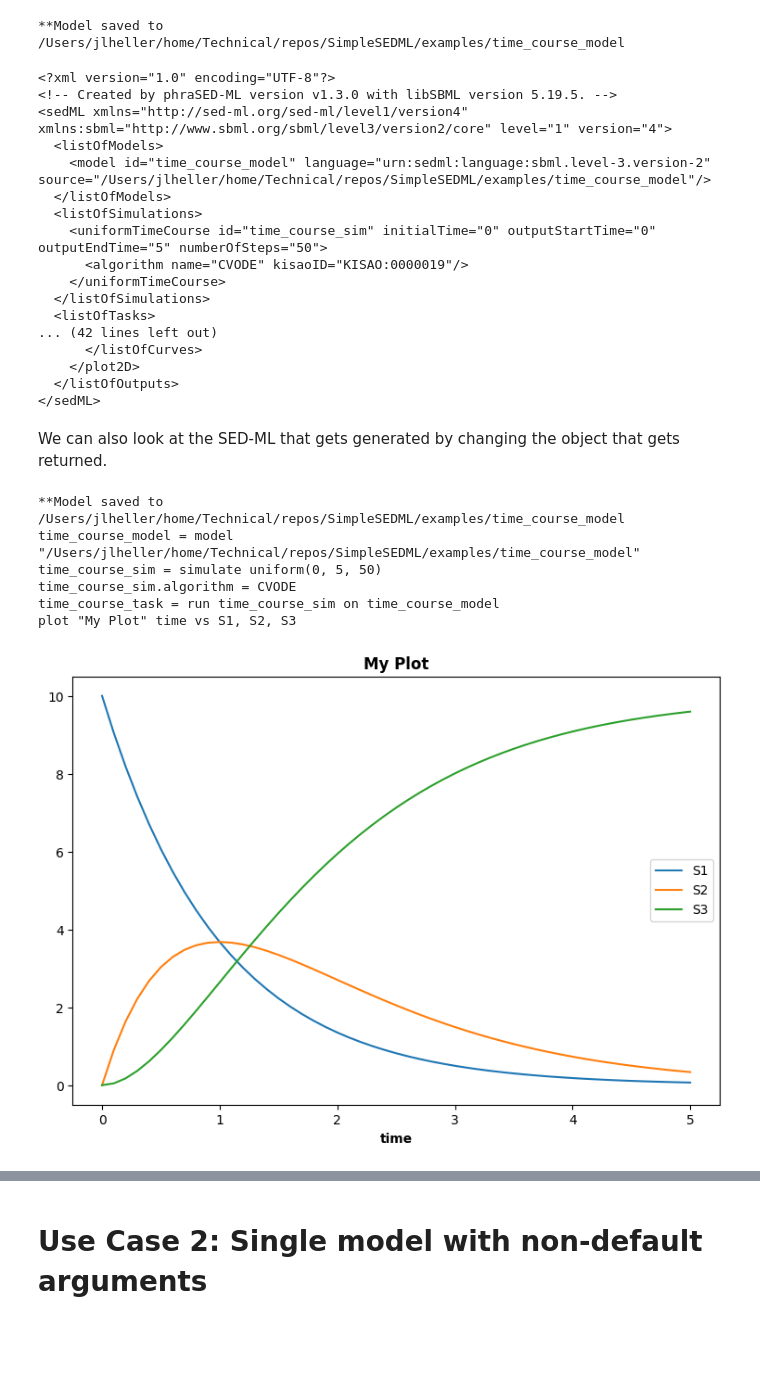
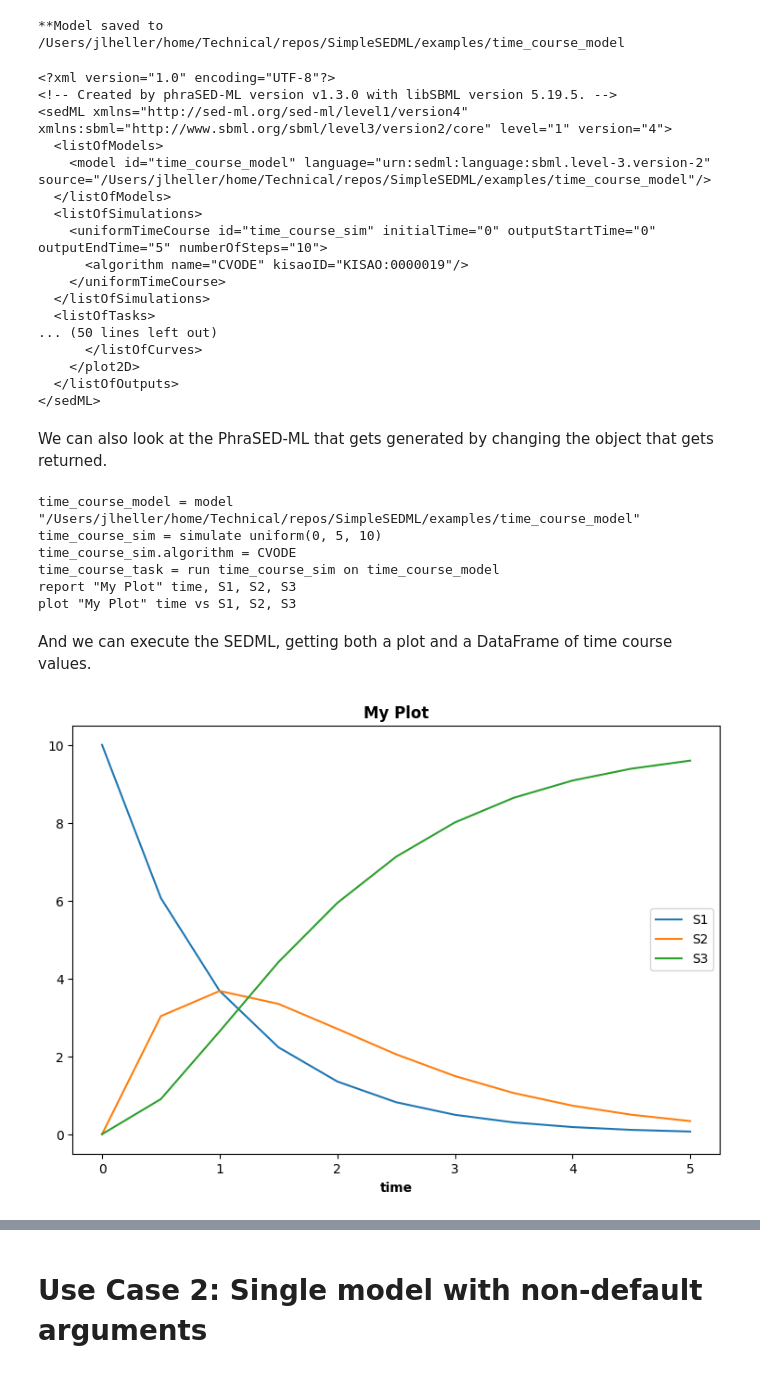
Before and after one commit to sys-bio/SimpleSEDML, a Jupyter notebook: examples/usage_examples.ipynb, the cells around one changed output, grey strips where cells are left out. Cells and saved outputs as stored; diff of their text form; code cells hidden in the pictures; blank space fills up the shorter version.

```diff
--- a/examples/usage_examples.ipynb
+++ b/examples/usage_examples.ipynb
@@ -27,11 +41,11 @@ end
 # %% [markdown]
 # Use Case 1: Single model with default arguments
 # %%
-sedml_str = SimpleSEDML.makeSingleModelTimeCourse(MODEL_ANT, title="My Plot")
+smtc = SimpleSEDML.makeSingleModelTimeCourse(MODEL_ANT, title="My Plot")
 # %% [output]
 **Model saved to /Users/jlheller/home/Technical/repos/SimpleSEDML/examples/time_course_model
 # %%
-print(sedml_str)
+print(smtc.getSEDML())
 # %% [output]
 <?xml version="1.0" encoding="UTF-8"?>
 <!-- Created by phraSED-ML version v1.3.0 with libSBML version 5.19.5. -->
@@ -40,29 +54,30 @@ print(sedml_str)
     <model id="time_course_model" language="urn:sedml:language:sbml.level-3.version-2" source="/Users/jlheller/home/Technical/repos/SimpleSEDML/examples/time_course_model"/>
   </listOfModels>
   <listOfSimulations>
-    <uniformTimeCourse id="time_course_sim" initialTime="0" outputStartTime="0" outputEndTime="5" numberOfSteps="50">
+    <uniformTimeCourse id="time_course_sim" initialTime="0" outputStartTime="0" outputEndTime="5" numberOfSteps="10">
       <algorithm name="CVODE" kisaoID="KISAO:0000019"/>
     </uniformTimeCourse>
   </listOfSimulations>
   <listOfTasks>
-... (42 lines left out)
+... (50 lines left out)
       </listOfCurves>
     </plot2D>
   </listOfOutputs>
 </sedML>
 # %% [markdown]
-We can also look at the SED-ML that gets generated by changing the object that gets returned.
+We can also look at the PhraSED-ML that gets generated by changing the object that gets returned.
 # %%
-ssed = SimpleSEDML.makeSingleModelTimeCourse(MODEL_ANT, title="My Plot", is_return_simple_sedml=True)
-print(ssed)
+print(smtc.getPhrasedml())
 # %% [output]
-**Model saved to /Users/jlheller/home/Technical/repos/SimpleSEDML/examples/time_course_model
 time_course_model = model "/Users/jlheller/home/Technical/repos/SimpleSEDML/examples/time_course_model"
-time_course_sim = simulate uniform(0, 5, 50)
+time_course_sim = simulate uniform(0, 5, 10)
 time_course_sim.algorithm = CVODE
 time_course_task = run time_course_sim on time_course_model
+report "My Plot" time, S1, S2, S3
 plot "My Plot" time vs S1, S2, S3
+# %% [markdown]
+And we can execute the SEDML, getting both a plot and a DataFrame of time course values.
 # %%
-SimpleSEDML.executeSEDML(sedml_str)
+df = smtc.execute()
 # %% [output]
-[figure, old version]
+[figure, new version]
```
Also changed, not shown: parts of 16 cells of this notebook, 15 other files.
